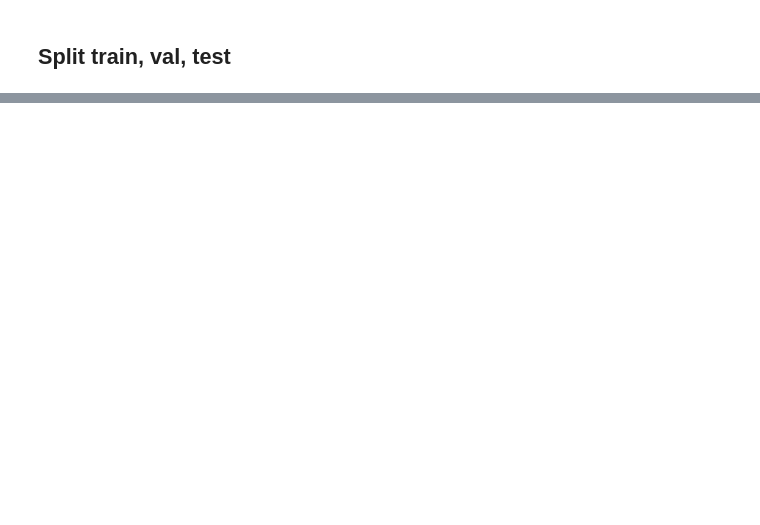
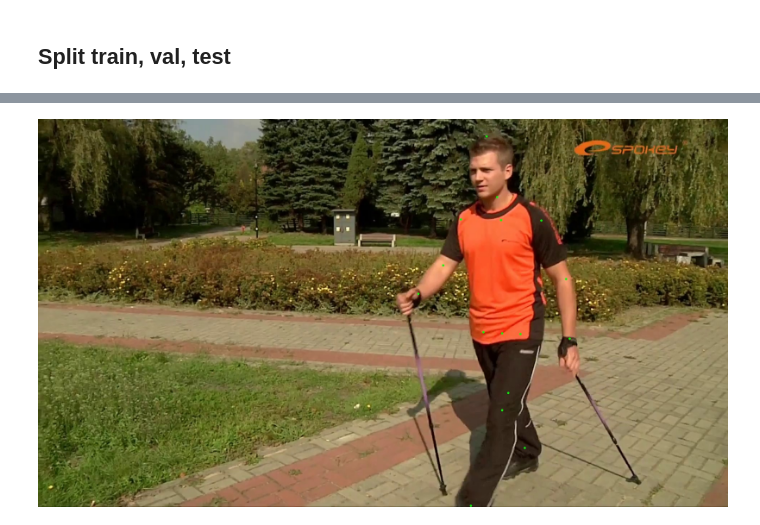
Before and after one commit to bilguudeiblgd/mapping-HPE-representations, a Jupyter notebook: translational_model.ipynb, the cells around one changed output, grey strips where cells are left out. Cells and saved outputs as stored; diff of their text form; code cells hidden in the pictures; blank space fills up the shorter version.

Commit message:
bettered translation model

```diff
--- a/translational_model.ipynb
+++ b/translational_model.ipynb
@@ -12,10 +31,10 @@ import json
 
 ROOT_FOLDER = "/datagrid/personal/baljibil"
 # ground truth
-with open(ROOT_FOLDER + '/data/MPII_COCO/annotations/mpii_val.json', 'r') as f:
+with open(ROOT_FOLDER + '/repos/scripts/data/mpii_train_gt.json', 'r') as f:
     annot_truth = json.load(f)
 # prediction
-with open(ROOT_FOLDER + '/repos/scripts/coco_pred_on_mpii/pred.json', 'r') as f:
+with open(ROOT_FOLDER + '/repos/scripts/data/coco_pred_mpii.json', 'r') as f:
     annot_pred_coco = json.load(f)
 
 # with open(ROOT_FOLDER + '/repos/scripts/mpii_pred_on_mpii/pred.json', 'r') as f:
@@ -26,6 +45,13 @@ y = list()
 box_scale = list()
 box_center = list()
 for i in range(len(annot_truth)):
+  skip = False
+  for joint_vis in annot_truth[i]['joints_vis']:
+    if joint_vis == 0:
+      skip = True
+      break
+  if skip:
+    continue
   X.append(annot_pred_coco['annotations'][i]['joints'])
   y.append(annot_truth[i]['joints'])
   box_scale.append(annot_truth[i]['scale'])
@@ -164,0 +232,69 @@ Pred:  tensor([[[ 2.4119, -0.3988],
+# %%
+
+ROOT_FOLDER = "/datagrid/personal/baljibil"
+# ground truth
+with open(ROOT_FOLDER + '/data/MPII_COCO/annotations/mpii_train.json', 'r') as f:
+    annot_truth = json.load(f)
+# prediction
+with open(ROOT_FOLDER + '/repos/scripts/data/coco_pred_mpii.json', 'r') as f:
+    annot_pred_coco = json.load(f)
+
+NUM_IMAGES = 10
+
+# choose image from ground truth
+def choose_n_images(gt_json):
+  random_numbers = np.random.randint(0, len(gt_json), size=10)
+  images = list()
+  for nums in random_numbers:
+     images.append((nums,gt_json[nums]['image']))
+  return images
+
+for index, im_path in choose_n_images(annot_truth):
+  print(index, im_path)
+  # Load the image
+  image = cv2.imread(ROOT_FOLDER + '/data/MPII_COCO/images/' + im_path)
+
+  # Load annotation keypoints from JSON files
+
+  keypoints1 = annot_truth[index]['joints']
+  # pred
+  points = annot_pred_coco['annotations'][index]['joints']
+  points = torch.tensor(points)
+  points = points.unsqueeze(0)
+  keypoints2 = None
+  print(points.shape)
+  model.eval()
+  with torch.no_grad():
+    points = points.to(device)
+    keypoints2 = model(points)
+  print('keypoints: ', keypoints2.shape)
+  keypoints2 = keypoints2.squeeze()
+  keypoints2 = keypoints2.to('cpu')
+  keypoints2 = np.array(keypoints2)
+  keypoints2 = annot_truth[index]['scale'] * keypoints2
+  print(keypoints2)
+  keypoints2 = keypoints2 + np.array(annot_truth[index]['center'])
+  print(keypoints2)
+
+  print(keypoints2.shape)
+  # Draw keypoints on the image
+  for kp in keypoints1:
+      x, y = int(kp[0]), int(kp[1])
+      cv2.circle(image, (x, y), 3, (0, 255, 0), -1)
+
+  for kp in keypoints2:
+      x, y = int(kp[0]), int(kp[1])
+      cv2.circle(image, (x, y), 3, (0, 0, 255), -1)
+
+  # Resize the image if necessary
+  # This step is optional, depending on your images
+
+  # Split the image horizontally
+#   image1 = image[:, :image.shape[1]//2]
+#   image2 = image[:, image.shape[1]//2:]
+
+  # Display the annotated images side by side
+  cv2.imwrite(f'tm_results/image{i}.jpg', image)
+
+  display(Image(filename=f'tm_results/image{i}.jpg'))
+# %% [output]
@@ -164,0 +318 @@ Pred:  tensor([[[ 2.4119, -0.3988],
+[figure, added]
```
Also changed, not shown: parts of 12 cells of this notebook, 20 other files.
